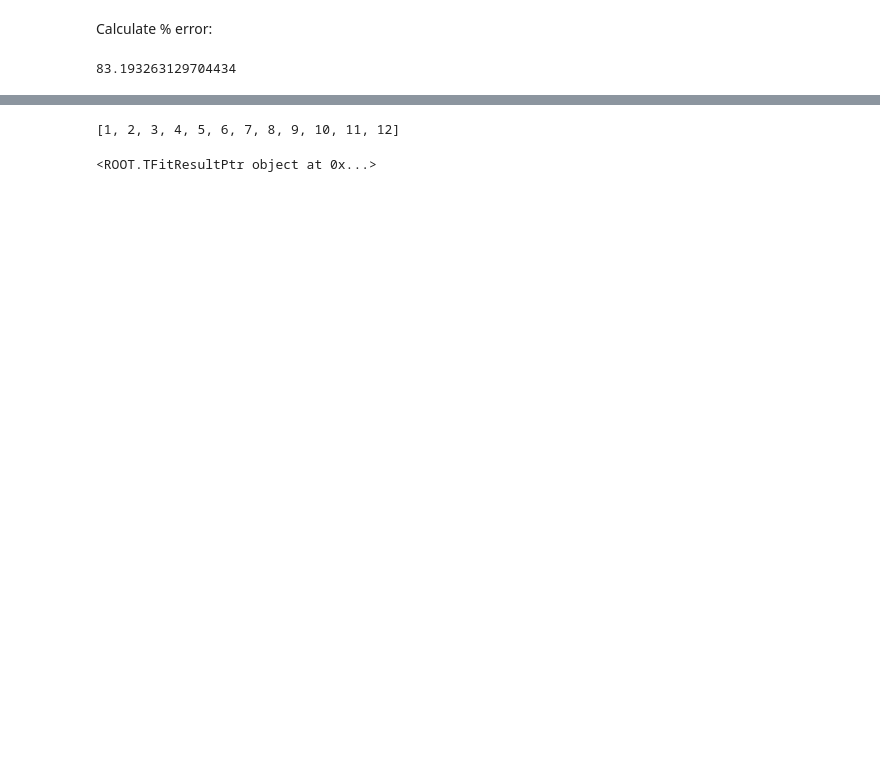
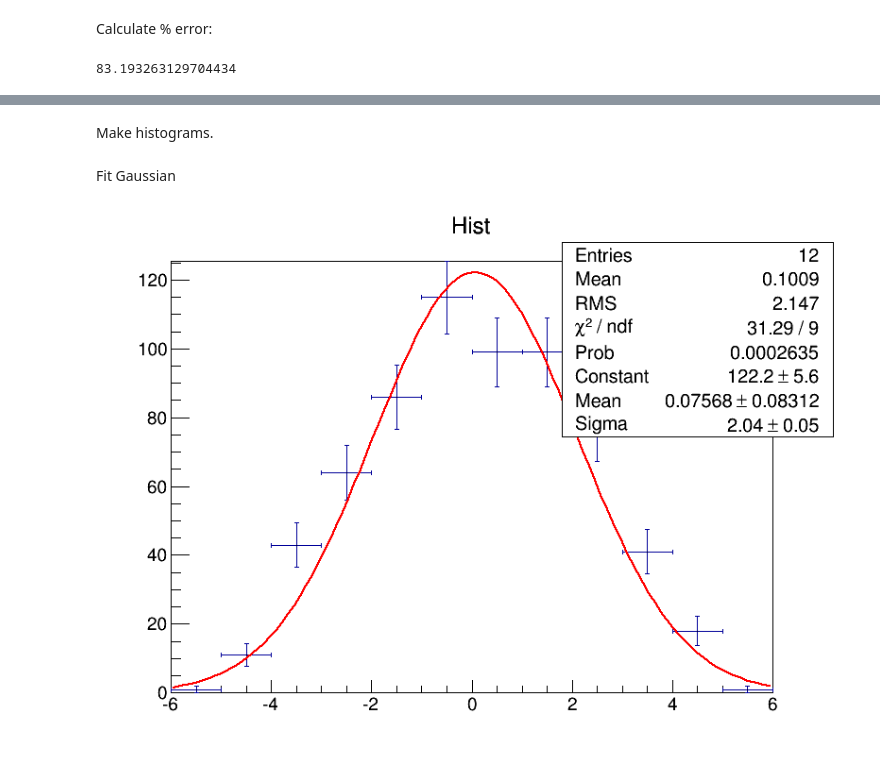
Before and after one commit to giulioungaretti/stats2013, a Jupyter notebook: ProblemSet/5.1.ipynb, the cells around one changed output, grey strips where cells are left out. Drawn from its saved outputs; the diff is of its cells as text; code cells hidden in the pictures; blank space fills up the shorter version.

```diff
--- a/ProblemSet/5.1.ipynb
+++ b/ProblemSet/5.1.ipynb
@@ -58,10 +60,8 @@ Make histograms (name, title, number of bins, minimum, maximum):
+# %% [markdown]
+Make histograms.
 # %%
 canvas = rootnotes.default_canvas('canvas')
-Hist = rt.TH1F('Hist', 'Hist_Sum', 12, -6.0, 6.0)
+Hist = rt.TH1F('Hist', 'Hist', 12, -6.0, 6.0)
-# %%
-print range(1,13)
-# %% [output]
-[1, 2, 3, 4, 5, 6, 7, 8, 9, 10, 11, 12]
 # %%
 for b,n in zip(range(1,13), N):
     Hist.SetBinContent(b,n)
@@ -68,8 +69,12 @@ for b,n in zip(range(1,13), N):
+# %% [markdown]
+Fit Gaussian
 # %%
-Hist.Draw()
 fit_Sum = rt.TF1("fit_Sum", "gaus", -6, 6)
-fit_Sum.SetLineColor(rt.kRed)               # Set the line color to red.
-fit_Sum.SetLineWidth(4)
-Hist.Fit("fit_Sum",'L')
+fit_Sum.SetLineColor(2)               # Set the line color to red.
+fit_Sum.SetLineWidth(2)
+Hist.Fit("fit_Sum") #gaussian
+Hist.Draw('B')
+Hist.Draw('E1 SAME')
+canvas
 # %% [output]
-<ROOT.TFitResultPtr object at 0x...>
+[figure, added]
```
Also changed, not shown: parts of 45 cells of this notebook, 1 other file.
